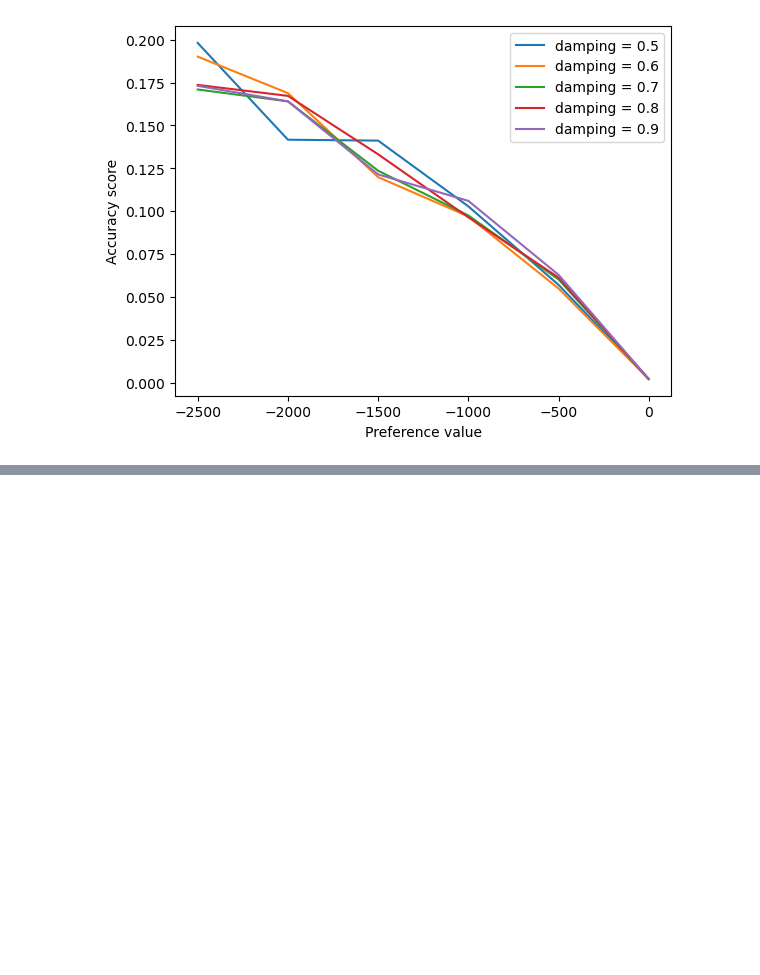
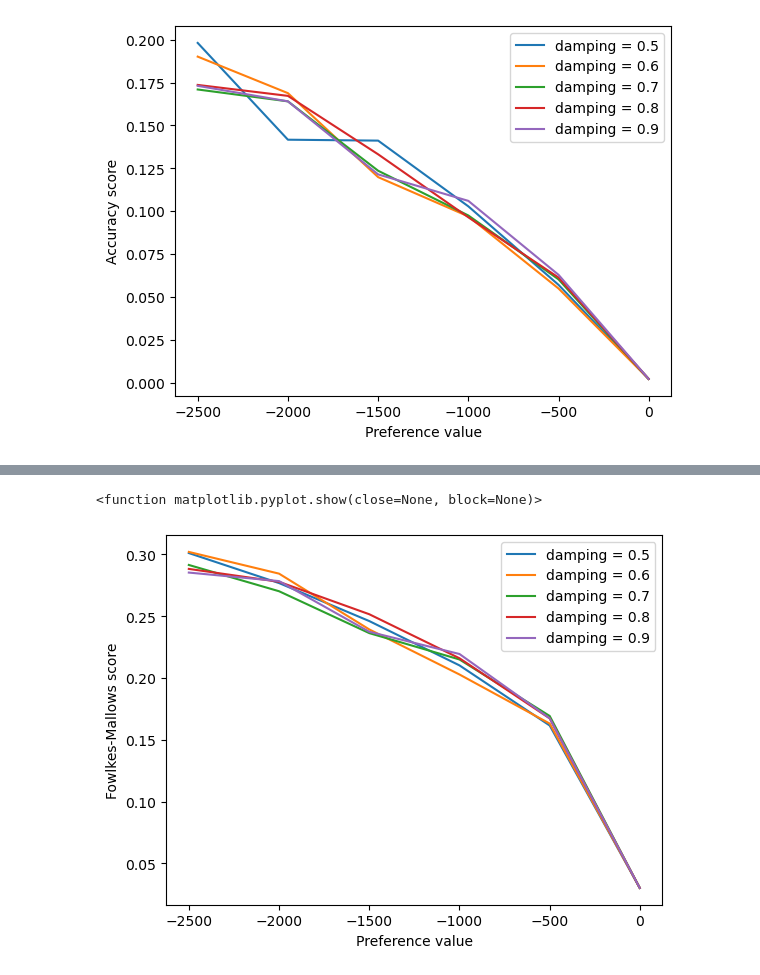
Before and after one commit to AdrienBolling/tried-rf-clustering-project, a Jupyter notebook: classification.ipynb, the cells around one changed output, grey strips where cells are left out. Saved outputs shown, nothing was run; the diff lists cells and outputs as text; code cells hidden in the pictures; blank space fills up the shorter version.

```diff
--- a/classification.ipynb
+++ b/classification.ipynb
@@ -211 +216,8 @@ results
+# %%
+fk_results = []
+for fk_res in fk_results_raw:
+    temp = []
+    for fk_res_ in fk_res:
+        temp.append(np.mean(fk_res_))
+    fk_results.append(temp)
 # %%
@@ -223,0 +243,10 @@ plt.show
+# %%
+for i,fk_res in enumerate(fk_results):
+    plt.plot([-2500, -2000, -1500, -1000, -500, -1], fk_res, label='damping = '+str(round(damping[i], 1)))
+plt.xlabel('Preference value')
+plt.ylabel('Fowlkes-Mallows score')
+plt.legend()
+plt.show
+# %% [output]
+<function matplotlib.pyplot.show(close=None, block=None)>
+[figure, added]
```
Also changed, not shown: parts of 18 cells of this notebook.
